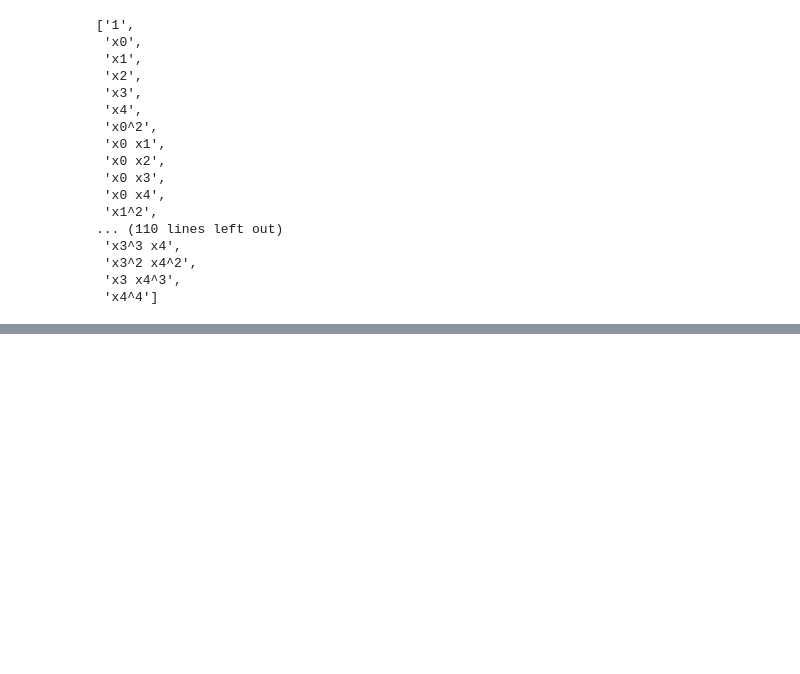
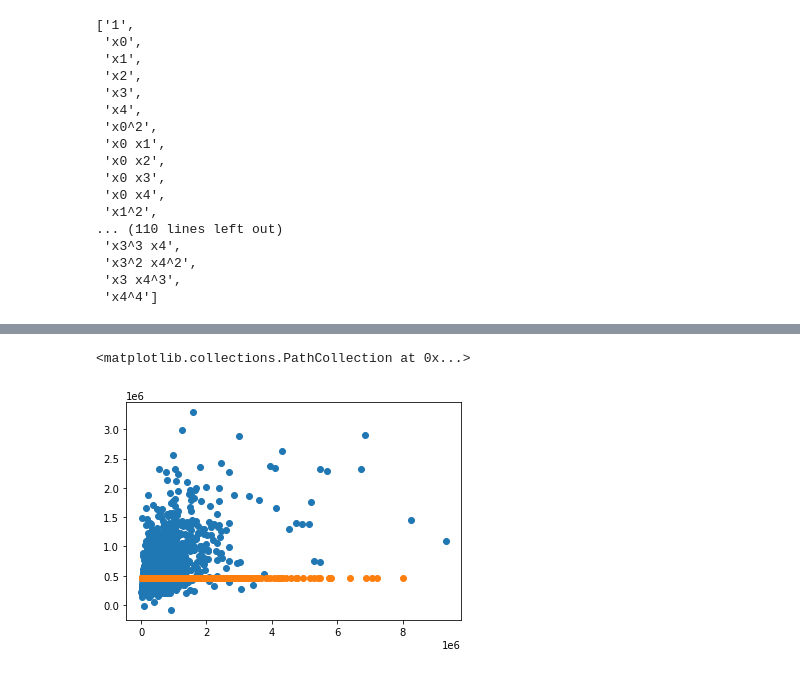
Before and after one commit to AAranda10/regression_project, a Jupyter notebook: modeling.ipynb, the cells around one changed output, grey strips where cells are left out. Drawn from its saved outputs; the diff is of its cells as text; code cells hidden in the pictures; blank space fills up the shorter version.

```diff
--- a/modeling.ipynb
+++ b/modeling.ipynb
@@ -261,4 +316,4 @@ plt.scatter(y_train.taxvaluedollarcnt, y_train.yhat_baseline, label='Baseline Pr
 # %%
-X_rfe = rfe.fit_transform(X_validate,y_validate)
+val_poly_X_rfe = rfe.fit_transform(X_validate,y_validate)
 # %%
 poly = PolynomialFeatures(degree=4)
@@ -279,0 +365,7 @@ plt.scatter(y_train.taxvaluedollarcnt, y_train.yhat_baseline, label='Baseline Pr
+# %%
+test_poly_X_rfe = rfe.fit_transform(X_test,y_test)
+# %%
+poly = PolynomialFeatures(degree=4)
+X_poly = poly.fit_transform(test_poly_X_rfe)
+
+poly.get_feature_names()
@@ -279,0 +390,4 @@ plt.scatter(y_train.taxvaluedollarcnt, y_train.yhat_baseline, label='Baseline Pr
+# %%
+lm_poly = LinearRegression()
+lm_poly.fit(X_poly, y_test.taxvaluedollarcnt)
+y_test['yhat_poly'] = lm_poly.predict(X_poly).round(1)
@@ -279,0 +408,6 @@ plt.scatter(y_train.taxvaluedollarcnt, y_train.yhat_baseline, label='Baseline Pr
+# %%
+plt.scatter(y_test.taxvaluedollarcnt, y_test.yhat_poly, label='Polynomial Regression Model Predictions', marker='o')
+plt.scatter(y_train.taxvaluedollarcnt, y_train.yhat_baseline, label='Baseline Predicitions', marker='o')
+# %% [output]
+<matplotlib.collections.PathCollection at 0x...>
+[figure, added]
```
Also changed, not shown: parts of 30 cells of this notebook.
